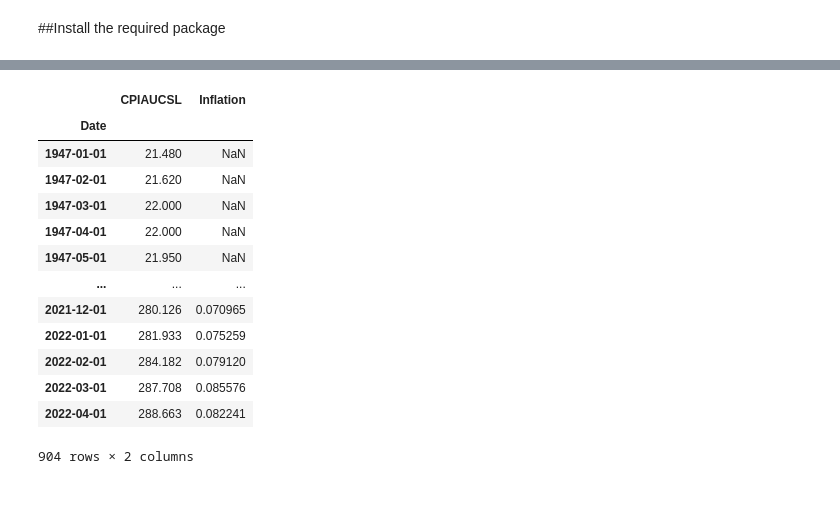
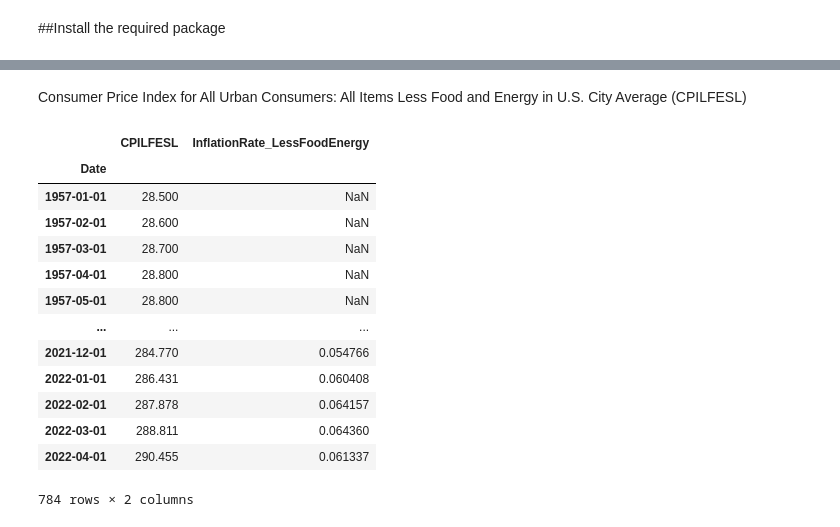
Before and after one commit to Gavinlai01/FINA5270-IndividualReport, a Jupyter notebook: Individual Report.ipynb, the cells around one changed output, grey strips where cells are left out. Cells and saved outputs as stored; diff of their text form; code cells hidden in the pictures; blank space fills up the shorter version.

```diff
--- a/Individual Report.ipynb
+++ b/Individual Report.ipynb
@@ -43,22 +47,24 @@ CPIAUCSL
 | 2022-03-01 | 287.708 | 0.085576 |
 | 2022-04-01 | 288.663 | 0.082241 |
 904 rows × 2 columns
+# %% [markdown]
+Consumer Price Index for All Urban Consumers: All Items Less Food and Energy in U.S. City Average (CPILFESL)
 # %%
 CPILFESL = Get_Data('CPILFESL')
 CPILFESL['InflationRate_LessFoodEnergy'] = CPILFESL['CPILFESL'].pct_change(periods=12)
-CPIAUCSL
+CPILFESL
 # %% [output]
-|  | CPIAUCSL | Inflation |
+|  | CPILFESL | InflationRate_LessFoodEnergy |
 | Date |  |  |
-| 1947-01-01 | 21.480 | NaN |
-| 1947-02-01 | 21.620 | NaN |
-| 1947-03-01 | 22.000 | NaN |
-| 1947-04-01 | 22.000 | NaN |
-| 1947-05-01 | 21.950 | NaN |
+| 1957-01-01 | 28.500 | NaN |
+| 1957-02-01 | 28.600 | NaN |
+| 1957-03-01 | 28.700 | NaN |
+| 1957-04-01 | 28.800 | NaN |
+| 1957-05-01 | 28.800 | NaN |
 | ... | ... | ... |
-| 2021-12-01 | 280.126 | 0.070965 |
-| 2022-01-01 | 281.933 | 0.075259 |
-| 2022-02-01 | 284.182 | 0.079120 |
-| 2022-03-01 | 287.708 | 0.085576 |
-| 2022-04-01 | 288.663 | 0.082241 |
+| 2021-12-01 | 284.770 | 0.054766 |
+| 2022-01-01 | 286.431 | 0.060408 |
+| 2022-02-01 | 287.878 | 0.064157 |
+| 2022-03-01 | 288.811 | 0.064360 |
+| 2022-04-01 | 290.455 | 0.061337 |
-904 rows × 2 columns
+784 rows × 2 columns
```
Also changed, not shown: parts of 11 cells of this notebook.
